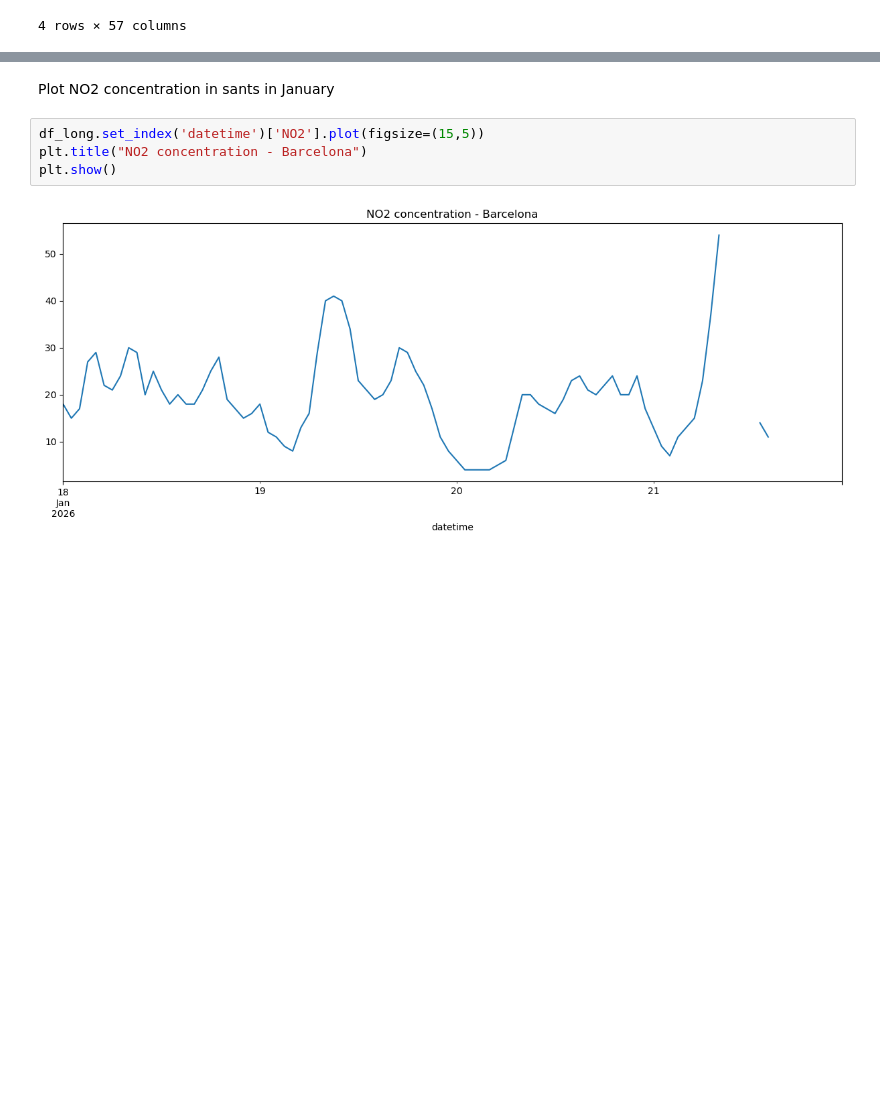
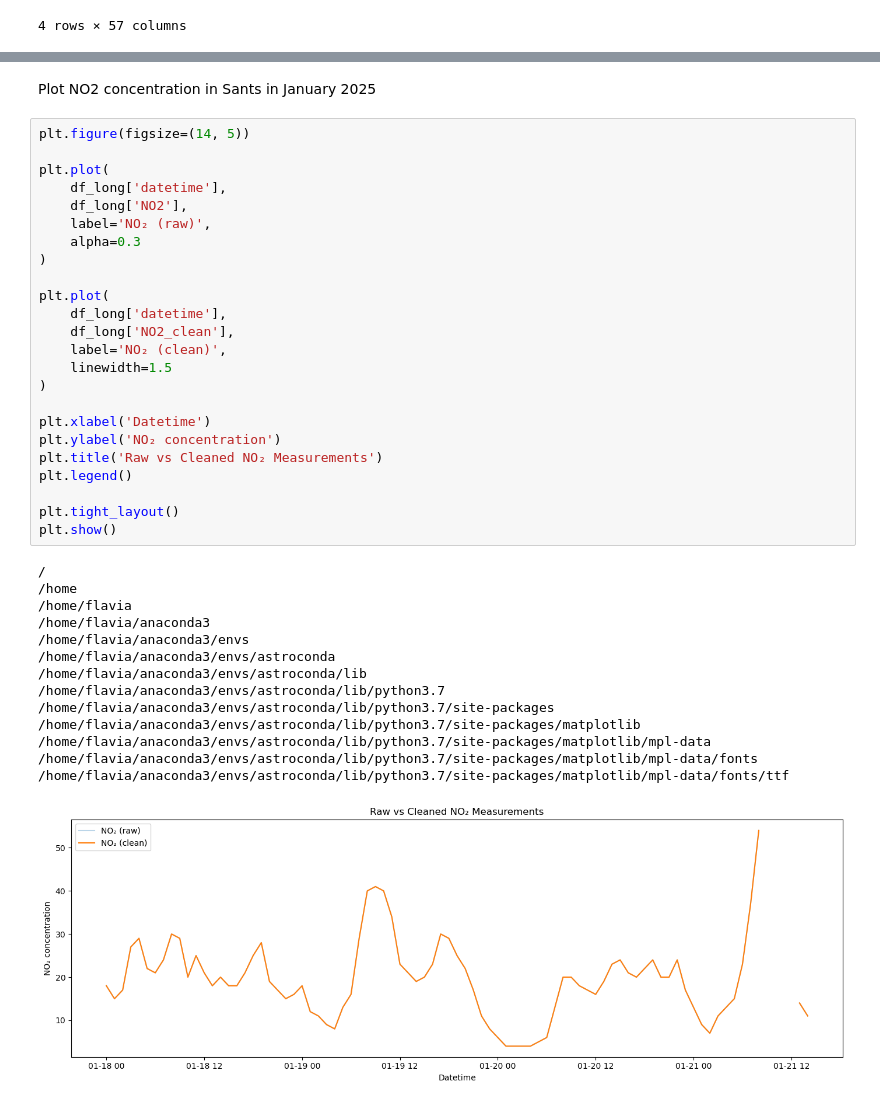
Before and after one commit to FlaviaAmadio/air-quality-forecasting, a Jupyter notebook: notebooks/01_eda.ipynb, the cells around one changed output, grey strips where cells are left out. Drawn from its saved outputs; the diff is of its cells as text; blank space fills up the shorter version.

Commit message:
reshape hourly NO2 data, apply validity flags, add baseline forecasts

```diff
--- a/notebooks/01_eda.ipynb
+++ b/notebooks/01_eda.ipynb
@@ -145,8 +210,41 @@ df_long = df_long.sort_values('datetime')
 # %% [markdown]
-Plot NO2 concentration in sants in January
+Plot NO2 concentration in Sants in January 2025
 # %%
-df_long.set_index('datetime')['NO2'].plot(figsize=(15,5))
-plt.title("NO2 concentration - Barcelona")
+plt.figure(figsize=(14, 5))
+
+plt.plot(
+    df_long['datetime'],
+    df_long['NO2'],
+    label='NO₂ (raw)',
+    alpha=0.3
+)
+
+plt.plot(
+    df_long['datetime'],
+    df_long['NO2_clean'],
+    label='NO₂ (clean)',
+    linewidth=1.5
+)
+
+plt.xlabel('Datetime')
+plt.ylabel('NO₂ concentration')
+plt.title('Raw vs Cleaned NO₂ Measurements')
+plt.legend()
+
+plt.tight_layout()
 plt.show()
 # %% [output]
+/
+/home
+/home/flavia
+/home/flavia/anaconda3
+/home/flavia/anaconda3/envs
+/home/flavia/anaconda3/envs/astroconda
+/home/flavia/anaconda3/envs/astroconda/lib
+/home/flavia/anaconda3/envs/astroconda/lib/python3.7
+/home/flavia/anaconda3/envs/astroconda/lib/python3.7/site-packages
+/home/flavia/anaconda3/envs/astroconda/lib/python3.7/site-packages/matplotlib
+/home/flavia/anaconda3/envs/astroconda/lib/python3.7/site-packages/matplotlib/mpl-data
+/home/flavia/anaconda3/envs/astroconda/lib/python3.7/site-packages/matplotlib/mpl-data/fonts
+/home/flavia/anaconda3/envs/astroconda/lib/python3.7/site-packages/matplotlib/mpl-data/fonts/ttf
-[figure, old version]
+[figure, new version]
```
Also changed, not shown: parts of 32 cells of this notebook, 1 other file.
